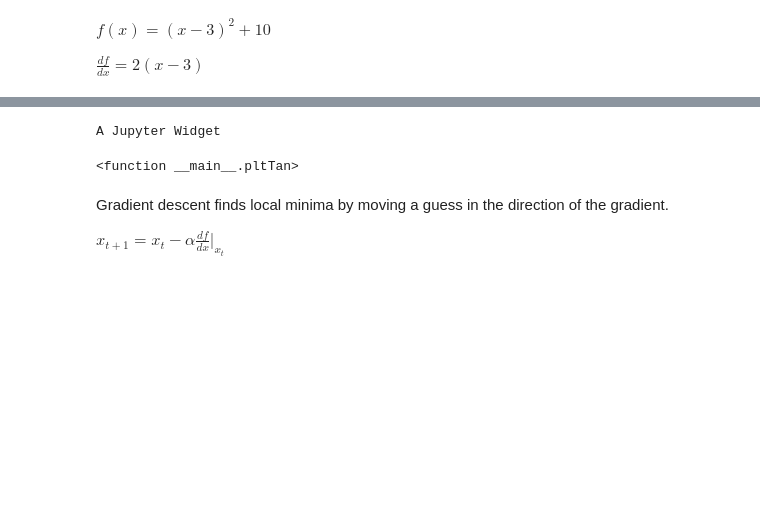
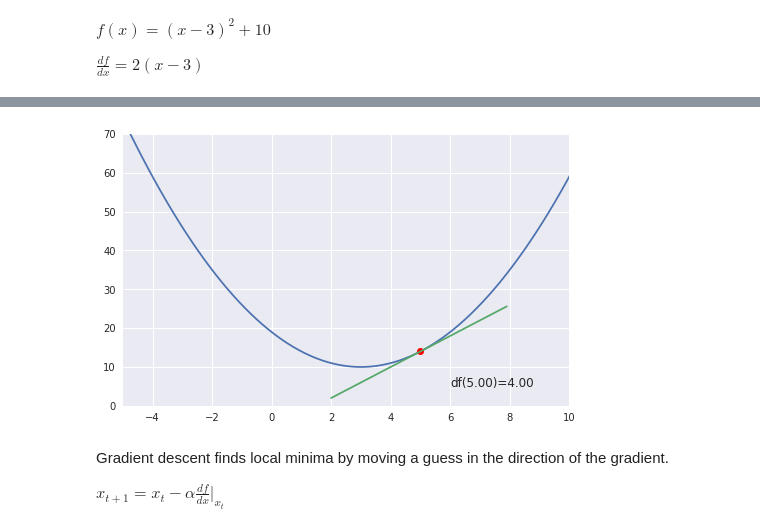
Before and after one commit to fborrasumh/intro, a Jupyter notebook: 5-Backpropagation/gradient_based_optimization.ipynb, the cells around one changed output, grey strips where cells are left out. Drawn from its saved outputs; the diff is of its cells as text; code cells hidden in the pictures; blank space fills up the shorter version.

```diff
--- a/5-Backpropagation/gradient_based_optimization.ipynb
+++ b/5-Backpropagation/gradient_based_optimization.ipynb
@@ -61,28 +61,24 @@ plt.show()
 # %%
-import ipywidgets as widgets
-from ipywidgets import interact, interactive, fixed, interact_manual
-
 def df(x):
     return 2*(x-3)
 
 def pltTan(arb_x):
     plt.figure(figsize=(8,5))
     plt.xlim(-5,10)
     plt.ylim(0,70)
     plt.plot(x,y)
     slope_at_arb_x = df(arb_x)
     tan_x = np.arange(arb_x-3,arb_x+3,.1)
     f_arb_x = f(arb_x)
     plt.plot(arb_x, f_arb_x, 'ro')
     tanline_x = slope_at_arb_x*(tan_x-arb_x)+f_arb_x
     plt.plot(tan_x, tanline_x)
     plt.text(6, 5, "df({:.2f})={:.2f}".format(arb_x,slope_at_arb_x), fontsize=12)
     plt.show()
 
-interact(pltTan, arb_x=(-4,10,.25))
+pltTan(5)
 # %% [output]
-A Jupyter Widget
-<function __main__.pltTan>
+[figure, added]
 # %% [markdown]
 Gradient descent finds local minima by moving a guess in the direction of the gradient.
 
```
Also changed, not shown: parts of 9 cells of this notebook.
